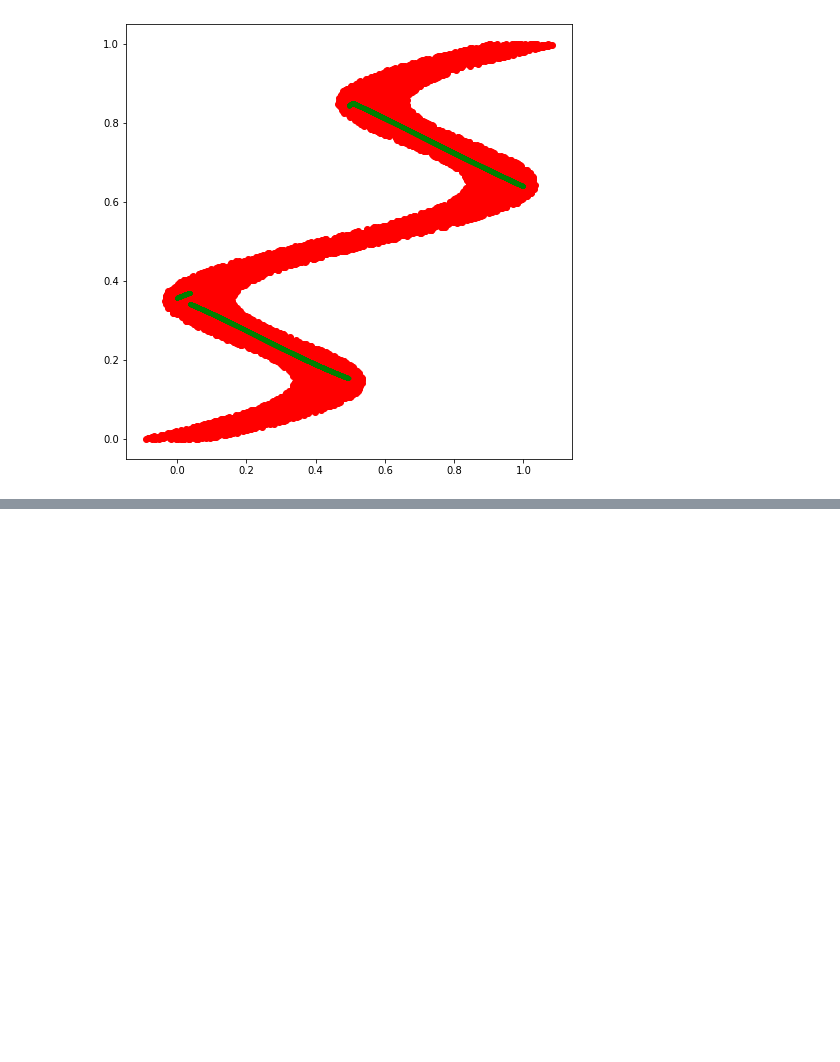
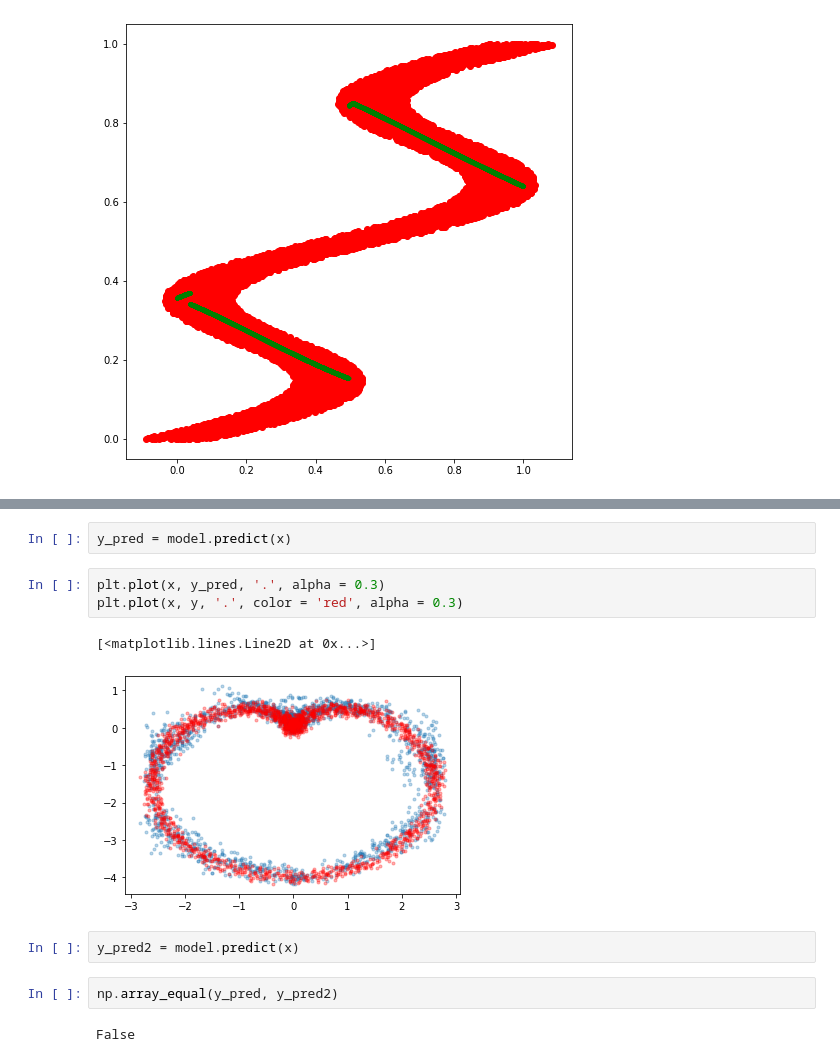
Before and after one commit to AlexanderFengler/nn_likelihoods, a Jupyter notebook: Untitled1.ipynb, the cells around one changed output, grey strips where cells are left out. Cells and saved outputs as stored; diff of their text form; blank space fills up the shorter version.

```diff
--- a/Untitled1.ipynb
+++ b/Untitled1.ipynb
@@ -313,0 +382,14 @@ plt.show()
+# %%
+y_pred = model.predict(x)
+# %%
+plt.plot(x, y_pred, '.', alpha = 0.3)
+plt.plot(x, y, '.', color = 'red', alpha = 0.3)
+# %% [output]
+[<matplotlib.lines.Line2D at 0x...>]
+[figure, added]
+# %%
+y_pred2 = model.predict(x)
+# %%
+np.array_equal(y_pred, y_pred2)
+# %% [output]
+False
```
Also changed, not shown: parts of 23 cells of this notebook, 1 other file.
